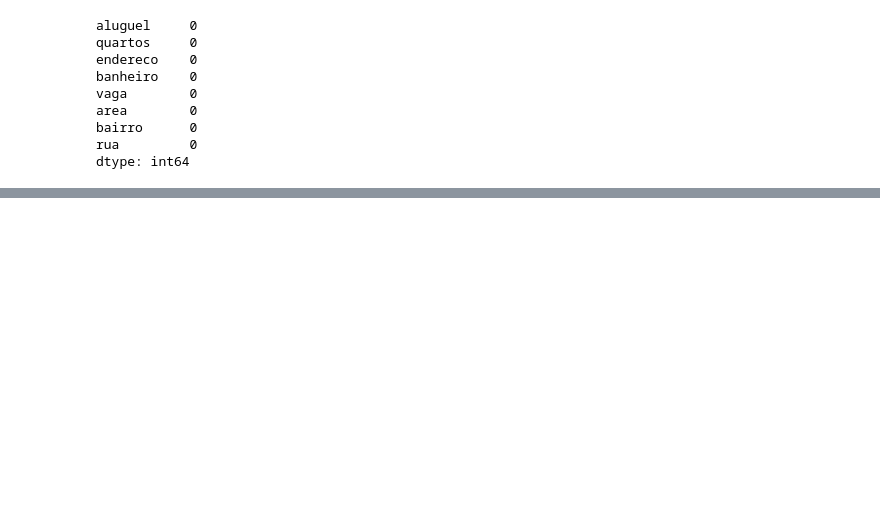
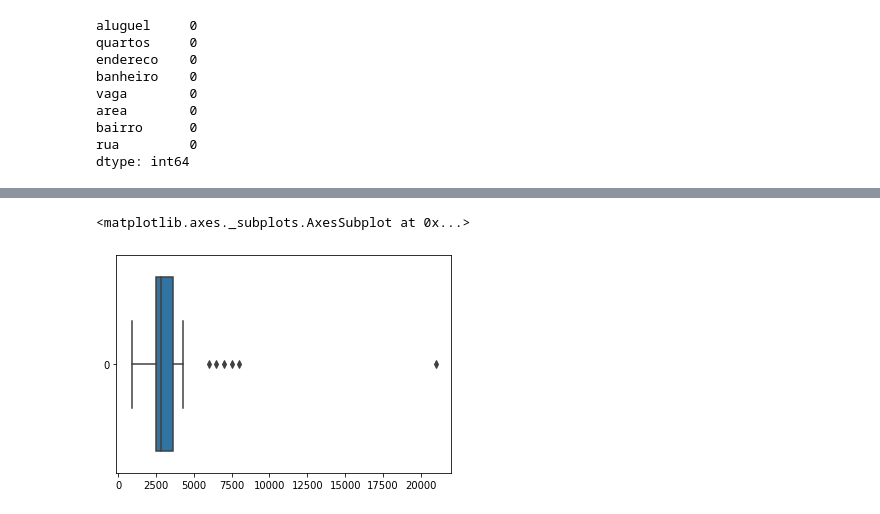
Before and after one commit to robsonbfreitas/CalculadoraDeAluguel, a Jupyter notebook: AnaliseDados.ipynb, the cells around one changed output, grey strips where cells are left out. Cells and saved outputs as stored; diff of their text form; code cells hidden in the pictures; blank space fills up the shorter version.

```diff
--- a/AnaliseDados.ipynb
+++ b/AnaliseDados.ipynb
@@ -282,0 +313,5 @@ dtype: int64
+# %%
+sns.boxplot(data=df_teste['aluguel'], orient='horizontal')
+# %% [output]
+<matplotlib.axes._subplots.AxesSubplot at 0x...>
+[figure, added]
```
Also changed, not shown: parts of 4 cells of this notebook.
